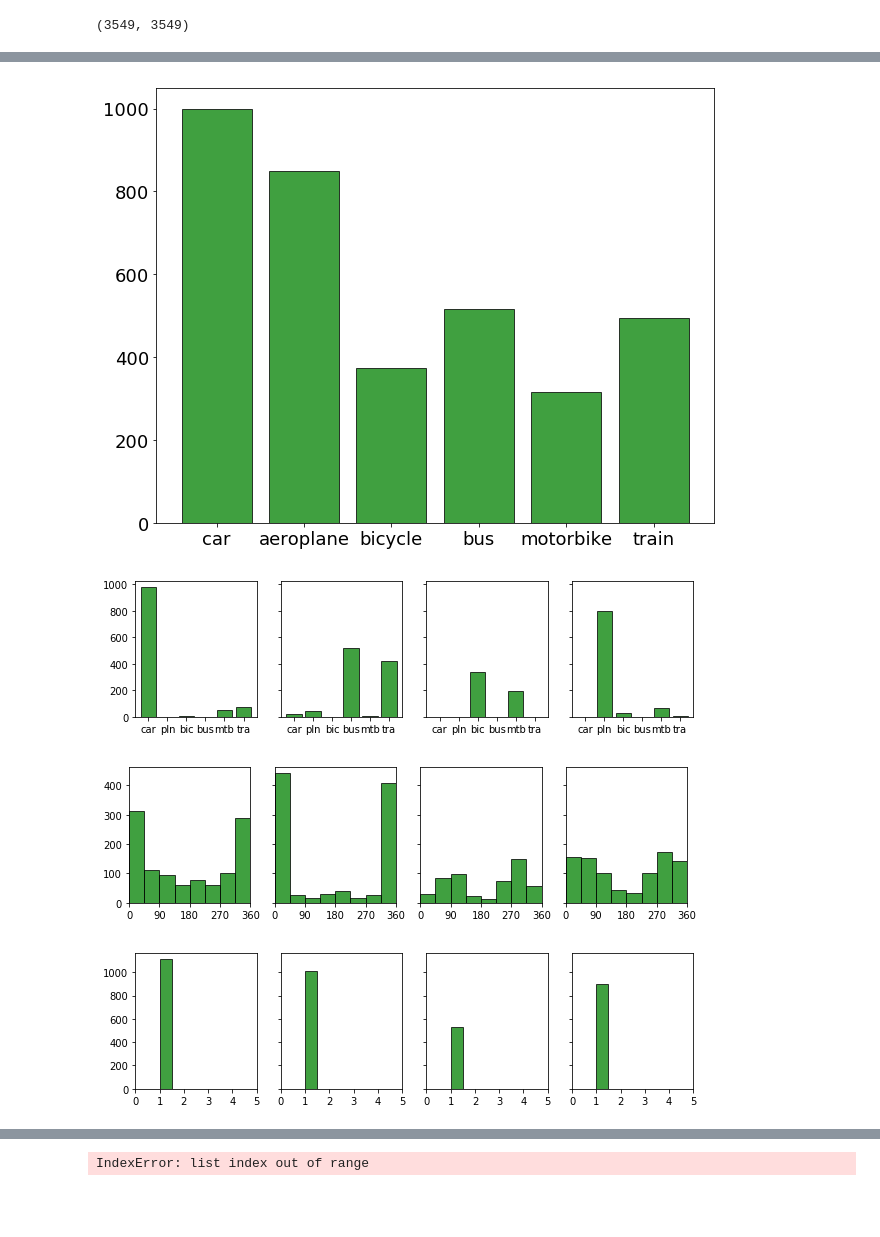
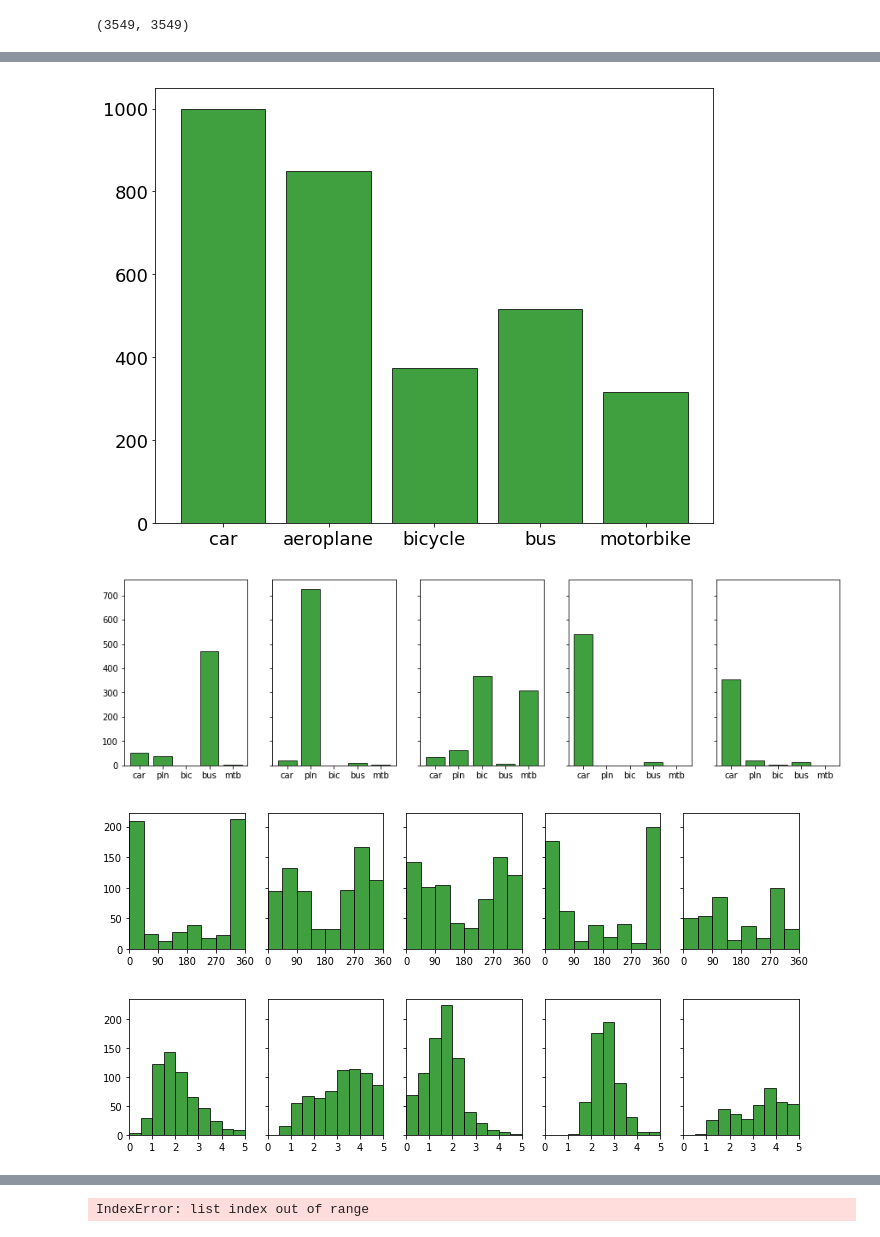
Before and after one commit to qliu24/qing_voting_139, a Jupyter notebook: qing_clustering/AllObjVC_cluster.ipynb, the cells around one changed output, grey strips where cells are left out. Drawn from its saved outputs; the diff is of its cells as text; code cells hidden in the pictures; blank space fills up the shorter version.

```diff
--- a/qing_clustering/AllObjVC_cluster.ipynb
+++ b/qing_clustering/AllObjVC_cluster.ipynb
@@ -3,7 +3,7 @@ import pickle
 import numpy as np
 
 file_path = '/mnt/4T-HD/qing/intermediate/feat_pickle/'
-fname = file_path + 'all_simmat.pickle'
+fname = file_path + 'all_super_simmat_mthrh46_stride2.pickle'
 with open(fname, 'rb') as fh:
     mat_dis1, mat_dis2 = pickle.load(fh)
 
@@ -14,12 +14,13 @@ print(mat_dis1.shape)
 asp_ratio = []
 types = []
 view_point = []
-objects = ['car', 'aeroplane', 'bicycle', 'bus', 'motorbike', 'train']
+# objects = ['car', 'aeroplane', 'bicycle', 'bus', 'motorbike', 'train']
+objects = ['car', 'aeroplane', 'bicycle', 'bus', 'motorbike']
 for oo in objects:
     fname = file_path + 'res_info_' + oo + '_train.pickle'
     print('loading object {0}'.format(oo))
     with open(fname, 'rb') as fh:
-        l, _, v = pickle.load(fh)
+        _, l, _, v = pickle.load(fh)
         types += [oo for ii in range(len(v))]
         view_point += v
         asp_ratio += [l[ii].shape[1]/l[ii].shape[0] for ii in range(len(v))]
@@ -53,7 +53,7 @@ asp_ratio = np.array(asp_ratio)[perm_id]
 gridix = np.ix_(perm_id,perm_id)
 gridix_inv = np.ix_(perm_inv_id,perm_inv_id)
 
-mat_dis = mat_dis1
+mat_dis = mat_dis1[0:N,0:N]
 mat_full = np.ones_like(mat_dis)
 for nn in range(mat_full.shape[0]):
     mat_full[nn] = np.append(mat_dis[0:nn, nn], mat_dis[nn, nn:])
@@ -144,48 +144,48 @@ ax.tick_params(axis='both', which='major', labelsize=18)
 plt.bar(pos, freq, color='green',alpha=0.75, edgecolor='k')
 plt.show()
 # %% [output]
-[figure, old version]
+[figure, new version]
 # %%
 from sklearn.cluster import SpectralClustering
 objects_s = ['car','pln','bic','bus','mtb','tra']
-K = 4
+K = 5
 cls_solver = SpectralClustering(n_clusters=K,affinity='precomputed', random_state=666)
 lb = cls_solver.fit_predict(W_mat)
 
-f, axes = plt.subplots(1,K, sharex=True, sharey=True, figsize=(10,2.5))
+f, axes = plt.subplots(1,K, sharex=True, sharey=True, figsize=(15,4))
 pos = np.arange(len(objects))
 axes[0].set_xticks(pos)
 axes[0].set_xticklabels(objects_s)
 for k in range(K):
     freq = []
     for oo in objects:
         freq.append(sum(np.array(types)[lb==k]==oo))
 
     axes[k].bar(pos, freq, color='green',alpha=0.75, edgecolor='k')
 
 plt.show()
 
-f, axes = plt.subplots(1,K, sharex=True, sharey=True, figsize=(10,2.5))
+f, axes = plt.subplots(1,K, sharex=True, sharey=True, figsize=(12,2.5))
 axes[0].set_xlim([0,360])
 axes[0].set_xticks([0,90,180,270,360])
 
 for k in range(K):
     axes[k].hist(np.array(view_point)[lb==k], bins=8, range=[0,360], facecolor='green', alpha=0.75,edgecolor='k')
 
 plt.show()
 
-f, axes = plt.subplots(1,K, sharex=True, sharey=True, figsize=(10,2.5))
+f, axes = plt.subplots(1,K, sharex=True, sharey=True, figsize=(12,2.5))
 axes[0].set_xlim([0,5])
 axes[0].set_xticks([0,1,2,3,4,5])
 
 for k in range(K):
     axes[k].hist(asp_ratio[lb==k], bins=10, range=[0,5], facecolor='green', alpha=0.75,edgecolor='k')
 
 plt.show()
 # %% [output]
-[figure, old version]
+[figure, new version]
-[figure, old version]
+[figure, new version]
-[figure, old version]
+[figure, new version]
 # %%
 idx2 = []
 W_mat2 = []
```
Also changed, not shown: parts of 8 cells of this notebook, 45 other files.
